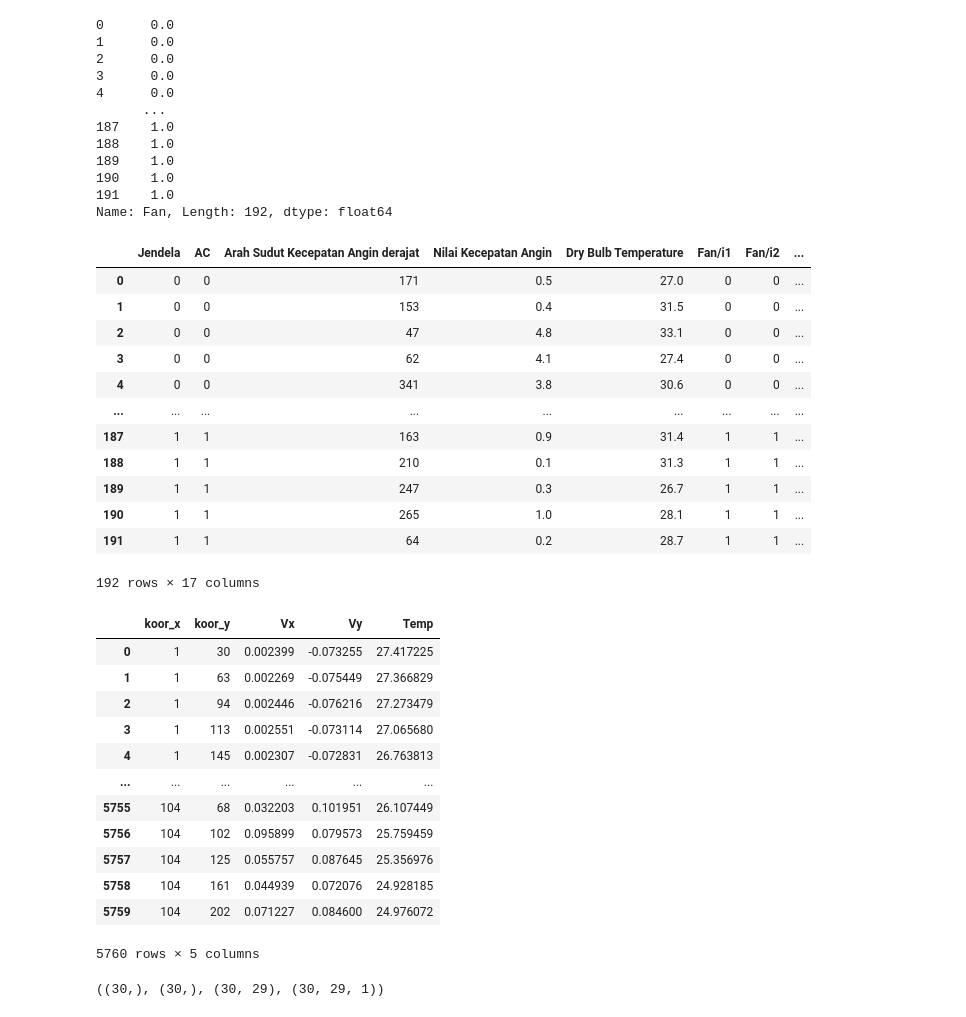
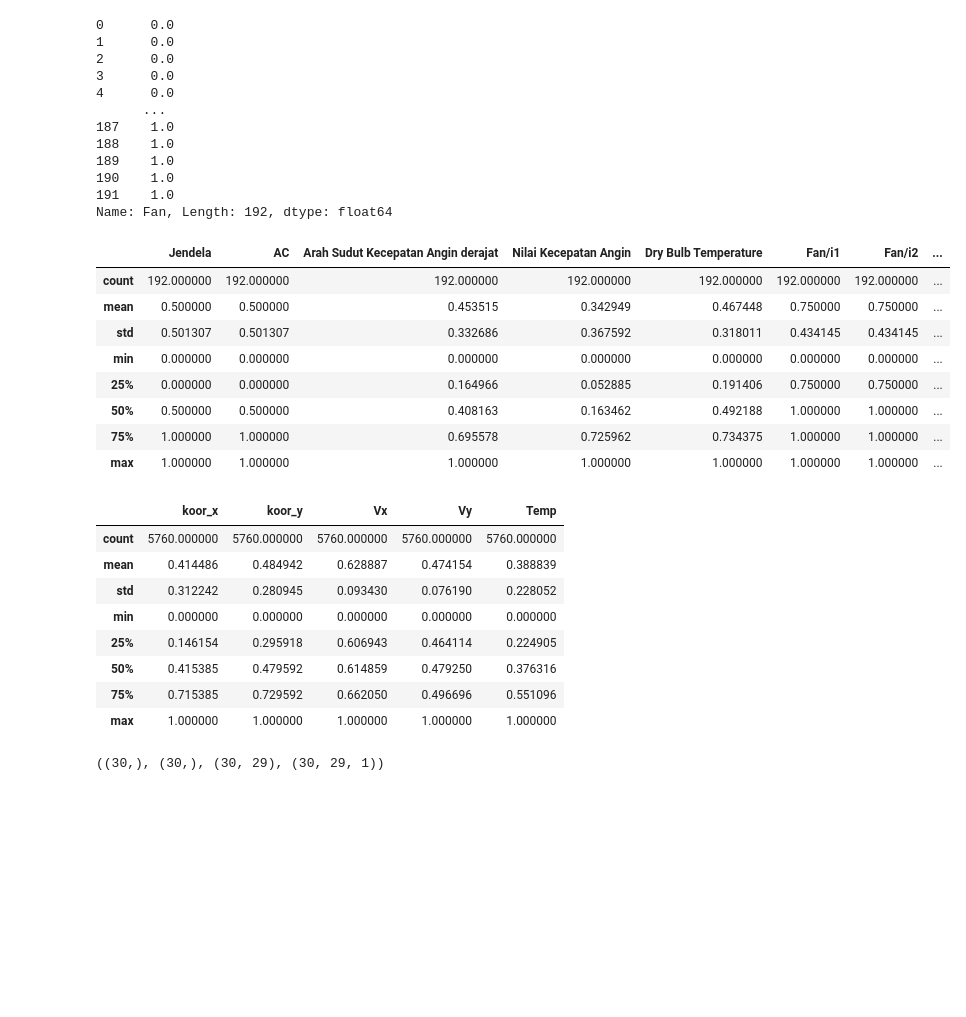
Before and after one commit to yfhkucing/experiment_bms, a Jupyter notebook: model_temp_30.ipynb, the cells around one changed output. Cells and saved outputs as stored; diff of their text form; code cells hidden in the pictures; blank space fills up the shorter version.

```diff
--- a/model_temp_30.ipynb
+++ b/model_temp_30.ipynb
@@ -21,38 +21,37 @@ feature.pop('Fan')
 190    1.0
 191    1.0
 Name: Fan, Length: 192, dtype: float64
+# %%
+def norm(df):
+  df=(df-df.min())/(df.max()-df.min())
+  return df
+# %%
+feature = norm(feature)
+label = norm(label)
 # %%
-feature
+feature.describe()
 # %% [output]
 |  | Jendela | AC | Arah Sudut Kecepatan Angin derajat | Nilai Kecepatan Angin | Dry Bulb Temperature | Fan/i1 | Fan/i2 | ... |
-| 0 | 0 | 0 | 171 | 0.5 | 27.0 | 0 | 0 | ... |
-| 1 | 0 | 0 | 153 | 0.4 | 31.5 | 0 | 0 | ... |
-| 2 | 0 | 0 | 47 | 4.8 | 33.1 | 0 | 0 | ... |
-| 3 | 0 | 0 | 62 | 4.1 | 27.4 | 0 | 0 | ... |
-| 4 | 0 | 0 | 341 | 3.8 | 30.6 | 0 | 0 | ... |
-| ... | ... | ... | ... | ... | ... | ... | ... | ... |
-| 187 | 1 | 1 | 163 | 0.9 | 31.4 | 1 | 1 | ... |
-| 188 | 1 | 1 | 210 | 0.1 | 31.3 | 1 | 1 | ... |
-| 189 | 1 | 1 | 247 | 0.3 | 26.7 | 1 | 1 | ... |
-| 190 | 1 | 1 | 265 | 1.0 | 28.1 | 1 | 1 | ... |
-| 191 | 1 | 1 | 64 | 0.2 | 28.7 | 1 | 1 | ... |
+| count | 192.000000 | 192.000000 | 192.000000 | 192.000000 | 192.000000 | 192.000000 | 192.000000 | ... |
+| mean | 0.500000 | 0.500000 | 0.453515 | 0.342949 | 0.467448 | 0.750000 | 0.750000 | ... |
+| std | 0.501307 | 0.501307 | 0.332686 | 0.367592 | 0.318011 | 0.434145 | 0.434145 | ... |
+| min | 0.000000 | 0.000000 | 0.000000 | 0.000000 | 0.000000 | 0.000000 | 0.000000 | ... |
+| 25% | 0.000000 | 0.000000 | 0.164966 | 0.052885 | 0.191406 | 0.750000 | 0.750000 | ... |
+| 50% | 0.500000 | 0.500000 | 0.408163 | 0.163462 | 0.492188 | 1.000000 | 1.000000 | ... |
+| 75% | 1.000000 | 1.000000 | 0.695578 | 0.725962 | 0.734375 | 1.000000 | 1.000000 | ... |
+| max | 1.000000 | 1.000000 | 1.000000 | 1.000000 | 1.000000 | 1.000000 | 1.000000 | ... |
-192 rows × 17 columns
 # %%
-label
+label.describe()
 # %% [output]
 |  | koor_x | koor_y | Vx | Vy | Temp |
-| 0 | 1 | 30 | 0.002399 | -0.073255 | 27.417225 |
-| 1 | 1 | 63 | 0.002269 | -0.075449 | 27.366829 |
-| 2 | 1 | 94 | 0.002446 | -0.076216 | 27.273479 |
-| 3 | 1 | 113 | 0.002551 | -0.073114 | 27.065680 |
-| 4 | 1 | 145 | 0.002307 | -0.072831 | 26.763813 |
-| ... | ... | ... | ... | ... | ... |
-| 5755 | 104 | 68 | 0.032203 | 0.101951 | 26.107449 |
-| 5756 | 104 | 102 | 0.095899 | 0.079573 | 25.759459 |
-| 5757 | 104 | 125 | 0.055757 | 0.087645 | 25.356976 |
-| 5758 | 104 | 161 | 0.044939 | 0.072076 | 24.928185 |
-| 5759 | 104 | 202 | 0.071227 | 0.084600 | 24.976072 |
+| count | 5760.000000 | 5760.000000 | 5760.000000 | 5760.000000 | 5760.000000 |
+| mean | 0.414486 | 0.484942 | 0.628887 | 0.474154 | 0.388839 |
+| std | 0.312242 | 0.280945 | 0.093430 | 0.076190 | 0.228052 |
+| min | 0.000000 | 0.000000 | 0.000000 | 0.000000 | 0.000000 |
+| 25% | 0.146154 | 0.295918 | 0.606943 | 0.464114 | 0.224905 |
+| 50% | 0.415385 | 0.479592 | 0.614859 | 0.479250 | 0.376316 |
+| 75% | 0.715385 | 0.729592 | 0.662050 | 0.496696 | 0.551096 |
+| max | 1.000000 | 1.000000 | 1.000000 | 1.000000 | 1.000000 |
-5760 rows × 5 columns
 # %%
 array_y = []
 for i in range(30):
```
Also changed, not shown: parts of 4 cells of this notebook.
